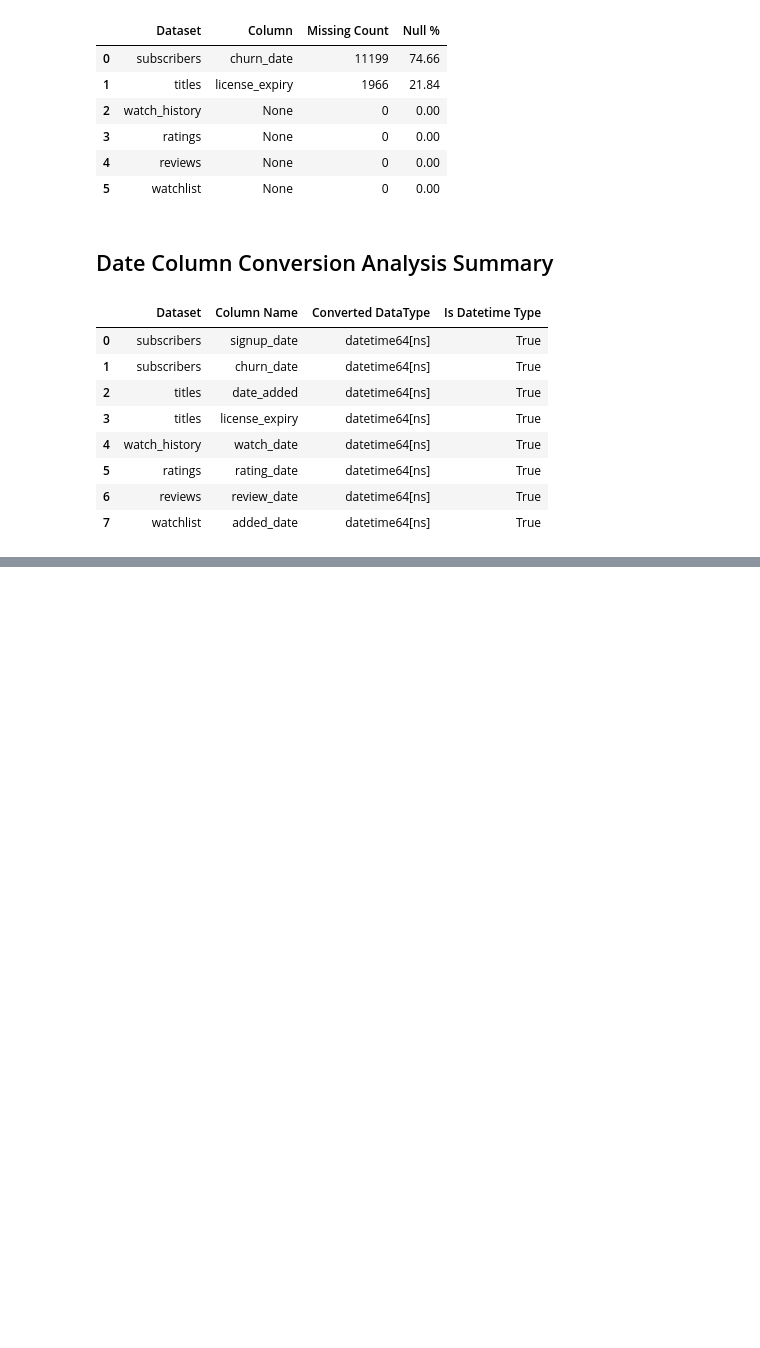
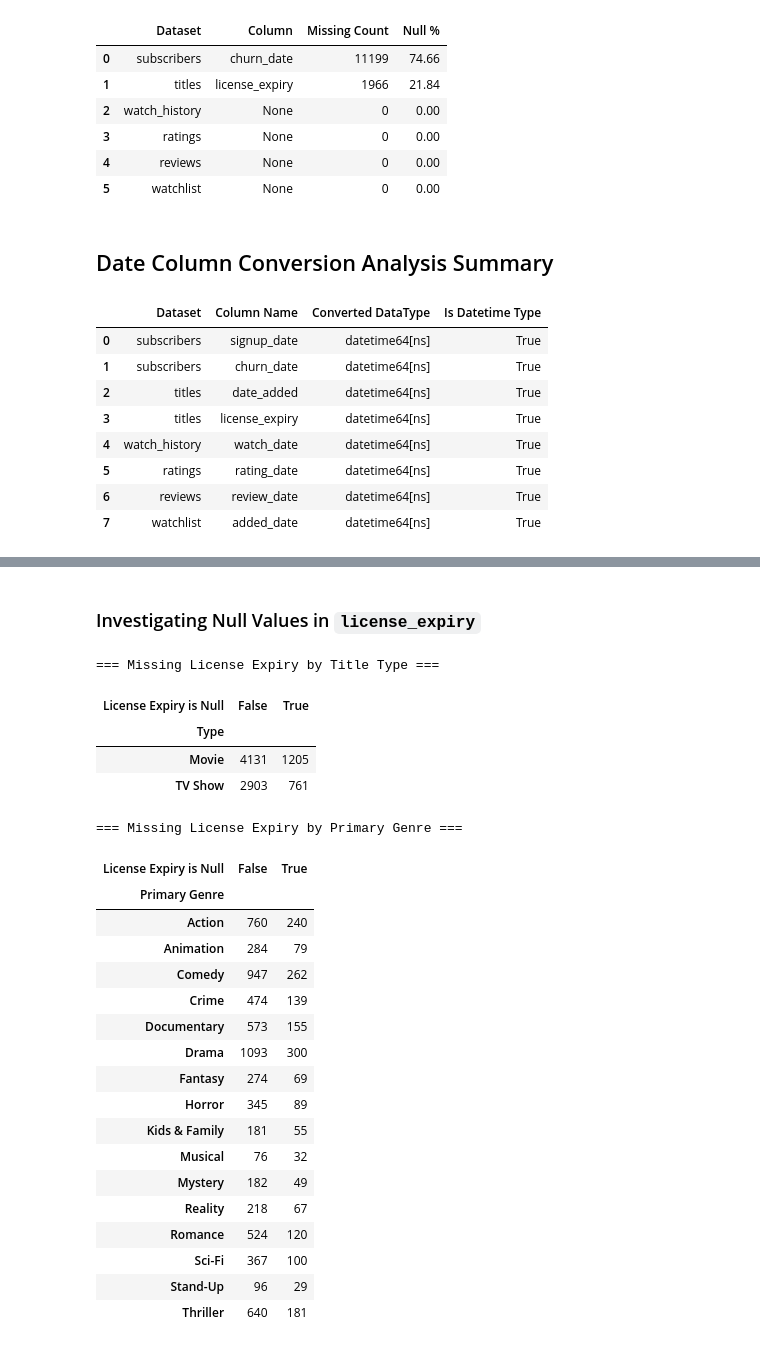
Before and after one commit to Bindiya-Anand/StreamFlix-Content-Analytics-Project, a Jupyter notebook: notebooks/StreamFlix_Phase1_Bindiya_Anand.ipynb, the cells around one changed output, grey strips where cells are left out. Saved outputs shown, nothing was run; the diff lists cells and outputs as text; code cells hidden in the pictures; blank space fills up the shorter version.

```diff
--- a/notebooks/StreamFlix_Phase1_Bindiya_Anand.ipynb
+++ b/notebooks/StreamFlix_Phase1_Bindiya_Anand.ipynb
@@ -449,0 +595,52 @@ display(date_conversion_summary_df)
+# %% [markdown]
+### Investigating Null Values in `license_expiry`
+# %%
+# Flag missing license expiry dates
+titles['expiry_missing'] = titles['license_expiry'].isna()
+
+# Check if missingness is related to the title 'type' (Movie vs. TV Show)
+type_vs_expiry = pd.crosstab(
+    titles['type'],
+    titles['expiry_missing'],
+    rownames=['Type'],
+    colnames=['License Expiry is Null']
+)
+
+print("=== Missing License Expiry by Title Type ===")
+display(type_vs_expiry)
+
+# Let's also check if it varies significantly by 'primary_genre'
+genre_vs_expiry = pd.crosstab(
+    titles['primary_genre'],
+    titles['expiry_missing'],
+    rownames=['Primary Genre'],
+    colnames=['License Expiry is Null']
+)
+
+print("\n=== Missing License Expiry by Primary Genre ===")
+display(genre_vs_expiry)
+# %% [output]
+=== Missing License Expiry by Title Type ===
+| License Expiry is Null | False | True |
+| Type |  |  |
+| Movie | 4131 | 1205 |
+| TV Show | 2903 | 761 |
+=== Missing License Expiry by Primary Genre ===
+| License Expiry is Null | False | True |
+| Primary Genre |  |  |
+| Action | 760 | 240 |
+| Animation | 284 | 79 |
+| Comedy | 947 | 262 |
+| Crime | 474 | 139 |
+| Documentary | 573 | 155 |
+| Drama | 1093 | 300 |
+| Fantasy | 274 | 69 |
+| Horror | 345 | 89 |
+| Kids & Family | 181 | 55 |
+| Musical | 76 | 32 |
+| Mystery | 182 | 49 |
+| Reality | 218 | 67 |
+| Romance | 524 | 120 |
+| Sci-Fi | 367 | 100 |
+| Stand-Up | 96 | 29 |
+| Thriller | 640 | 181 |
```
Also changed, not shown: parts of 13 cells of this notebook.
